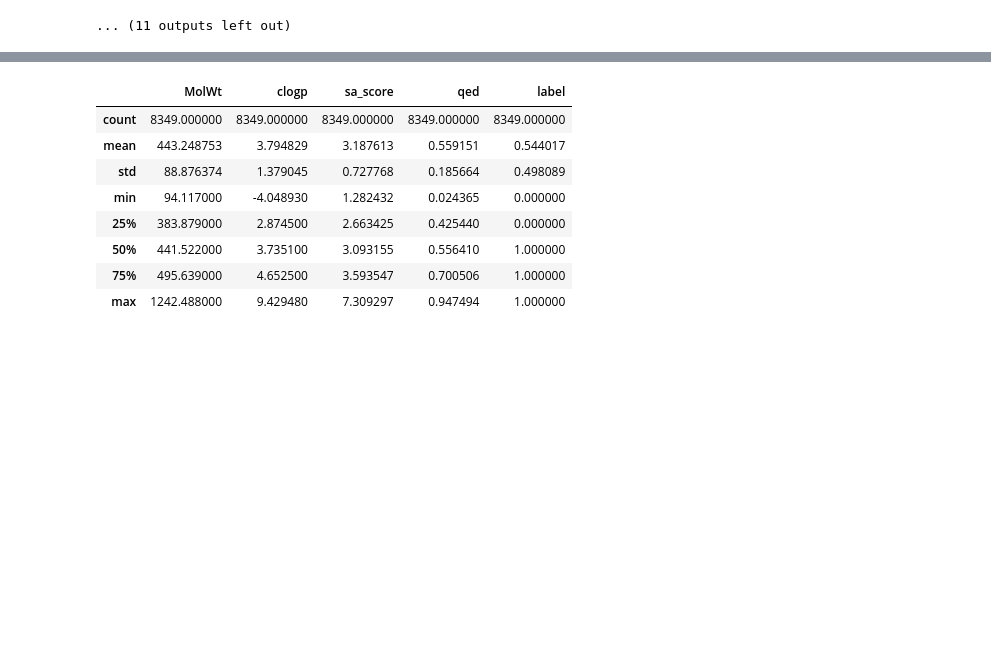
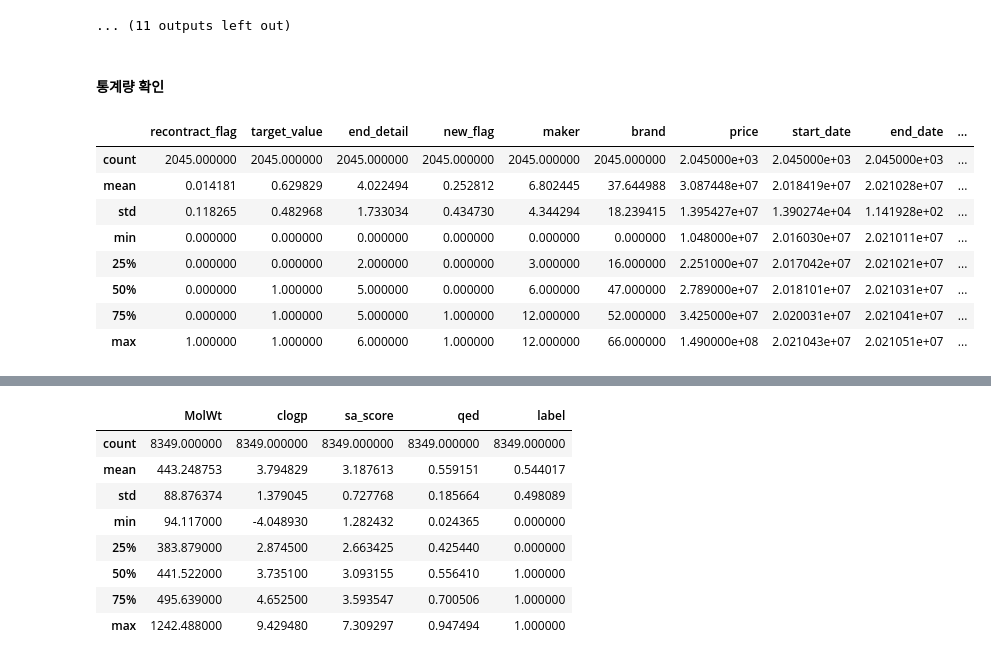
Before and after one commit to kys92/a.tcl-2021, a Jupyter notebook: 2021_tcl.ipynb, the cells around one changed output, grey strips where cells are left out. Cells and saved outputs as stored; diff of their text form; code cells hidden in the pictures; blank space fills up the shorter version.

```diff
--- a/2021_tcl.ipynb
+++ b/2021_tcl.ipynb
@@ -148,3 +163,17 @@ for col in binary + category + integer :
 [figure]
 [figure]
 ... (11 outputs left out)
+# %% [markdown]
+#### 통계량 확인
+# %%
+dataset.describe()
+# %% [output]
+|  | recontract_flag | target_value | end_detail | new_flag | maker | brand | price | start_date | end_date | ... |
+| count | 2045.000000 | 2045.000000 | 2045.000000 | 2045.000000 | 2045.000000 | 2045.000000 | 2.045000e+03 | 2.045000e+03 | 2.045000e+03 | ... |
+| mean | 0.014181 | 0.629829 | 4.022494 | 0.252812 | 6.802445 | 37.644988 | 3.087448e+07 | 2.018419e+07 | 2.021028e+07 | ... |
+| std | 0.118265 | 0.482968 | 1.733034 | 0.434730 | 4.344294 | 18.239415 | 1.395427e+07 | 1.390274e+04 | 1.141928e+02 | ... |
+| min | 0.000000 | 0.000000 | 0.000000 | 0.000000 | 0.000000 | 0.000000 | 1.048000e+07 | 2.016030e+07 | 2.021011e+07 | ... |
+| 25% | 0.000000 | 0.000000 | 2.000000 | 0.000000 | 3.000000 | 16.000000 | 2.251000e+07 | 2.017042e+07 | 2.021021e+07 | ... |
+| 50% | 0.000000 | 1.000000 | 5.000000 | 0.000000 | 6.000000 | 47.000000 | 2.789000e+07 | 2.018101e+07 | 2.021031e+07 | ... |
+| 75% | 0.000000 | 1.000000 | 5.000000 | 1.000000 | 12.000000 | 52.000000 | 3.425000e+07 | 2.020031e+07 | 2.021041e+07 | ... |
+| max | 1.000000 | 1.000000 | 6.000000 | 1.000000 | 12.000000 | 66.000000 | 1.490000e+08 | 2.021043e+07 | 2.021051e+07 | ... |
```
Also changed, not shown: parts of 23 cells of this notebook.
